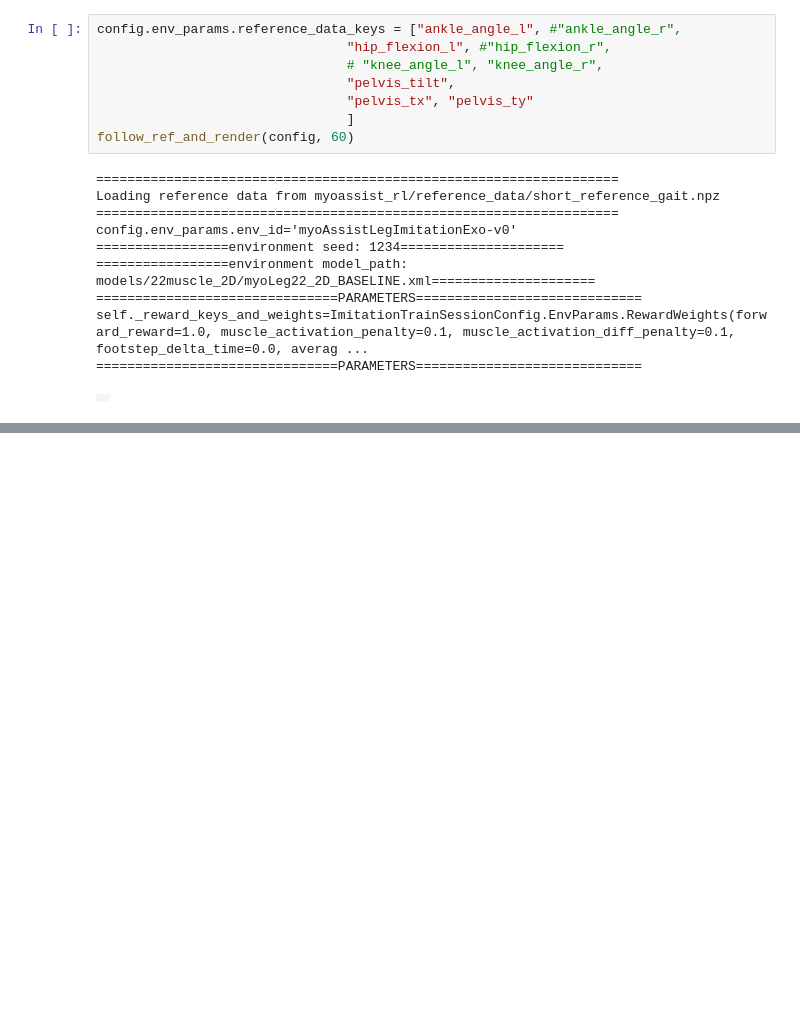
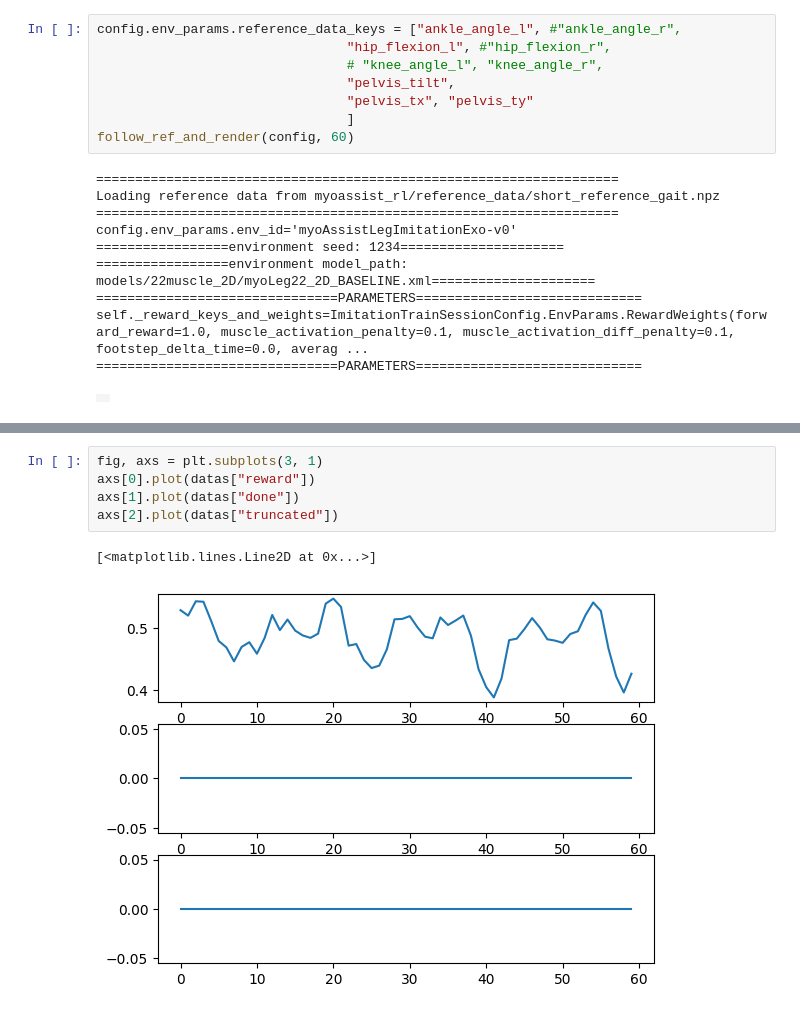
Before and after one commit to neumovelab/myoassist, a Jupyter notebook: docs/tutorial/rl_imitation_tutorial.ipynb, the cells around one changed output, grey strips where cells are left out. Saved outputs shown, nothing was run; the diff lists cells and outputs as text; blank space fills up the shorter version.

```diff
--- a/docs/tutorial/rl_imitation_tutorial.ipynb
+++ b/docs/tutorial/rl_imitation_tutorial.ipynb
@@ -146,0 +210,8 @@ self._reward_keys_and_weights=ImitationTrainSessionConfig.EnvParams.RewardWeight
+# %%
+fig, axs = plt.subplots(3, 1)
+axs[0].plot(datas["reward"])
+axs[1].plot(datas["done"])
+axs[2].plot(datas["truncated"])
+# %% [output]
+[<matplotlib.lines.Line2D at 0x...>]
+[figure, added]
```
Also changed, not shown: parts of 8 cells of this notebook.
